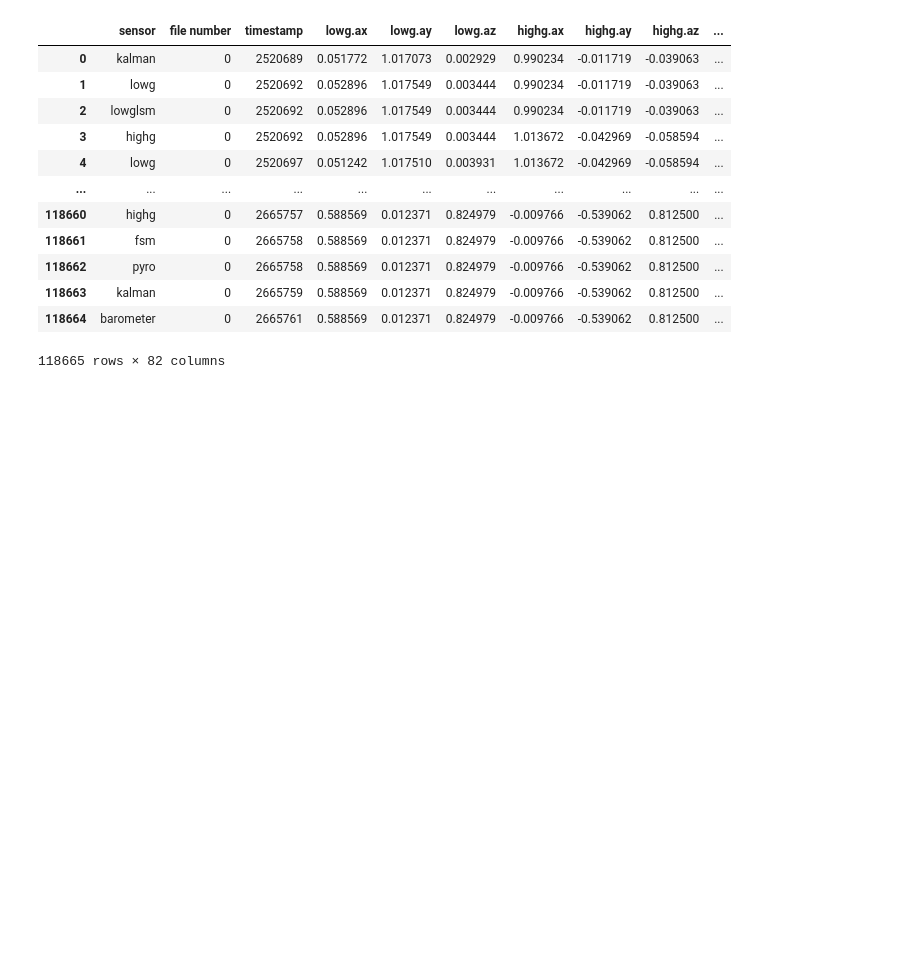
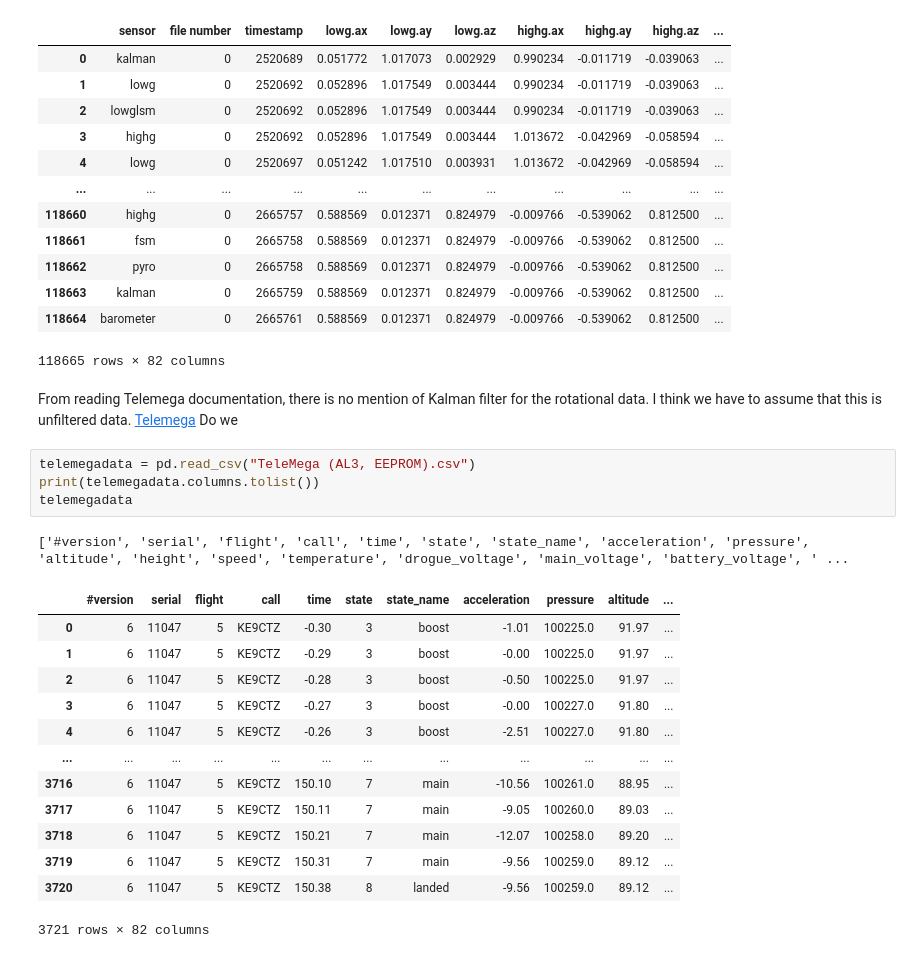
Before and after one commit to asrikanth777/Quaternion-ISSControls, a Jupyter notebook: test.ipynb, the cells around one changed output. Saved outputs shown, nothing was run; the diff lists cells and outputs as text; blank space fills up the shorter version.

```diff
--- a/test.ipynb
+++ b/test.ipynb
@@ -18,3 +19,26 @@ flightdata
 | 118663 | kalman | 0 | 2665759 | 0.588569 | 0.012371 | 0.824979 | -0.009766 | -0.539062 | 0.812500 | ... |
 | 118664 | barometer | 0 | 2665761 | 0.588569 | 0.012371 | 0.824979 | -0.009766 | -0.539062 | 0.812500 | ... |
 118665 rows × 82 columns
+# %% [markdown]
+From reading Telemega documentation, there is no mention of Kalman filter for the rotational data. I think we have to assume that this is unfiltered data.
+[Telemega](https://altusmetrum.org/AltOS/doc/telemetry.html#_telemega_sensor_data)
+Do we
+# %%
+telemegadata = pd.read_csv("TeleMega (AL3, EEPROM).csv")
+print(telemegadata.columns.tolist())
+telemegadata
+# %% [output]
+['#version', 'serial', 'flight', 'call', 'time', 'state', 'state_name', 'acceleration', 'pressure', 'altitude', 'height', 'speed', 'temperature', 'drogue_voltage', 'main_voltage', 'battery_voltage', ' ...
+|  | #version | serial | flight | call | time | state | state_name | acceleration | pressure | altitude | ... |
+| 0 | 6 | 11047 | 5 | KE9CTZ | -0.30 | 3 | boost | -1.01 | 100225.0 | 91.97 | ... |
+| 1 | 6 | 11047 | 5 | KE9CTZ | -0.29 | 3 | boost | -0.00 | 100225.0 | 91.97 | ... |
+| 2 | 6 | 11047 | 5 | KE9CTZ | -0.28 | 3 | boost | -0.50 | 100225.0 | 91.97 | ... |
+| 3 | 6 | 11047 | 5 | KE9CTZ | -0.27 | 3 | boost | -0.00 | 100227.0 | 91.80 | ... |
+| 4 | 6 | 11047 | 5 | KE9CTZ | -0.26 | 3 | boost | -2.51 | 100227.0 | 91.80 | ... |
+| ... | ... | ... | ... | ... | ... | ... | ... | ... | ... | ... | ... |
+| 3716 | 6 | 11047 | 5 | KE9CTZ | 150.10 | 7 | main | -10.56 | 100261.0 | 88.95 | ... |
+| 3717 | 6 | 11047 | 5 | KE9CTZ | 150.11 | 7 | main | -9.05 | 100260.0 | 89.03 | ... |
+| 3718 | 6 | 11047 | 5 | KE9CTZ | 150.21 | 7 | main | -12.07 | 100258.0 | 89.20 | ... |
+| 3719 | 6 | 11047 | 5 | KE9CTZ | 150.31 | 7 | main | -9.56 | 100259.0 | 89.12 | ... |
+| 3720 | 6 | 11047 | 5 | KE9CTZ | 150.38 | 8 | landed | -9.56 | 100259.0 | 89.12 | ... |
+3721 rows × 82 columns
```
Also changed, not shown: parts of 2 cells of this notebook, 1 other file.
